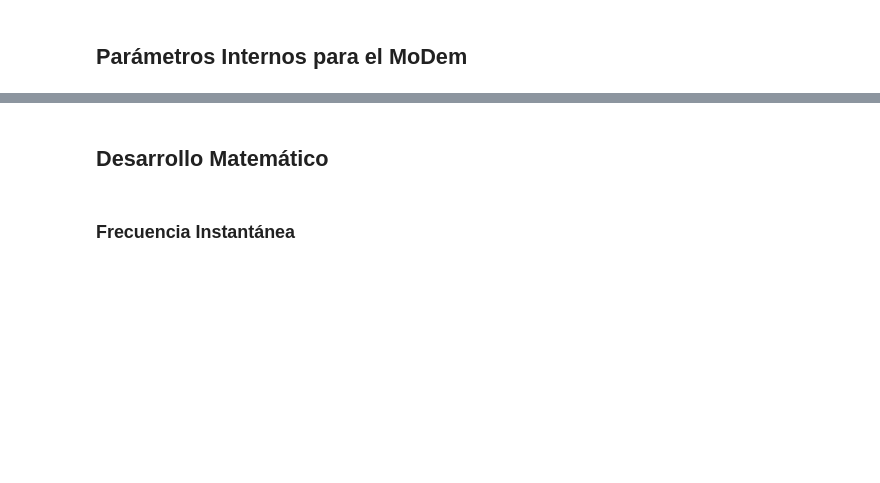
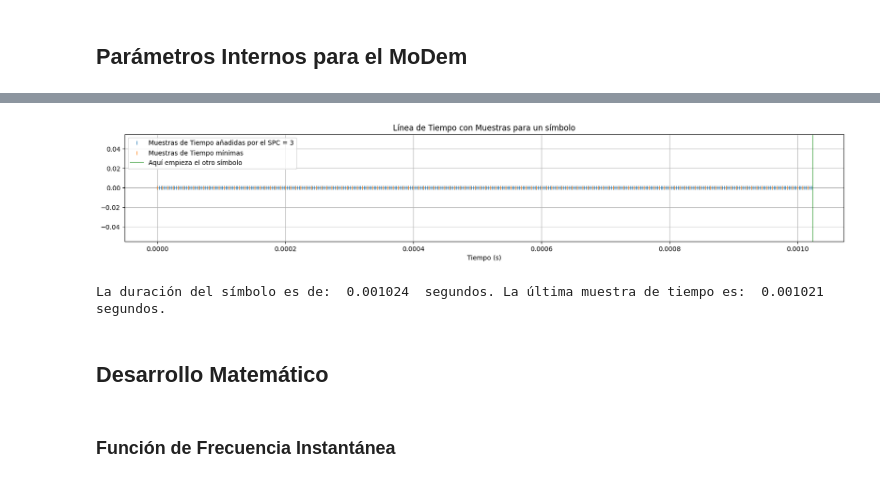
Before and after one commit to stefaema/LoRaSimulator, a Jupyter notebook: Definitive/lora_concept_breakdown.ipynb, the cells around one changed output, grey strips where cells are left out. Drawn from its saved outputs; the diff is of its cells as text; code cells hidden in the pictures; blank space fills up the shorter version.

```diff
--- a/Definitive/lora_concept_breakdown.ipynb
+++ b/Definitive/lora_concept_breakdown.ipynb
@@ -56,7 +74,48 @@ En esta sección se abordarán los distintos parámetros de los que se hace uso
+# %%
+# Discretizando las Muestras de Tiempo - Código de Ejemplo
+import matplotlib.pyplot as plt
+import numpy as np
+def generate_time_samples(spreading_factor, bandwidth, samples_per_chip):
+
+    # Definimos la duración de símbolo en segundos
+    symbol_time = ( 2**spreading_factor ) / bandwidth
+
+    # Definimos la cantidad de muestras por símbolo
+    samples_per_symbol = int( ( 2**spreading_factor ) * samples_per_chip )
+
+    # Generamos las muestras de tiempo (serán 129 muestras equiespaciadas, para luego sacar la última, asi logramos el punto 1 y punto 2 en una sola línea de código)
+    # También es equivalente si establecemos el parámetro de numpy.linspace "endpoint" a False, pero de esta forma se entiende mejor el concepto.
+    # La función numpy.linspace genera un vector de muestras equiespaciadas. Esto es mejor que utilizar np.arange, ya que acumula más errores de redondeo. (ver: https://numpy.org/doc/stable/reference/generated/numpy.arange.html)
+    timeline = np.linspace(0, symbol_time, samples_per_symbol + 1)
+    timeline = timeline[0:-1]
+
+    return timeline
+
+# ---------------------------------------------------------------------
+
+spreading_factor, bandwidth, samples_per_chip = 7, 125e3, 3 #  Definimos los parámetros
+
+timeline = generate_time_samples(spreading_factor, bandwidth, samples_per_chip) # Generamos las muestras de tiempo
+timeline_spc_1 = generate_time_samples(spreading_factor, bandwidth, 1)
+
+# Plotear la línea de tiempo con puntos en las muestras
+plt.figure(figsize=(20, 3))
+plt.plot(timeline, np.zeros_like(timeline), '|', label='Muestras de Tiempo añadidas por el SPC = '+str(samples_per_chip))
+plt.plot(timeline_spc_1, np.zeros_like(timeline_spc_1), '|', label='Muestras de Tiempo mínimas')
+plt.xlabel('Tiempo (s)')
+plt.axvline(x=( 2**spreading_factor ) / bandwidth, color='g', linestyle='-', label='Aquí empieza el otro símbolo', alpha = 0.5)
+plt.title('Línea de Tiempo con Muestras para un símbolo')
+plt.legend()
+plt.grid(True)
+plt.show()
+print("La duración del símbolo es de: ", ( 2**spreading_factor ) / bandwidth, " segundos. La última muestra de tiempo es: ", round(timeline[-1], 6), " segundos.")
+# %% [output]
+[figure, added]
+La duración del símbolo es de:  0.001024  segundos. La última muestra de tiempo es:  0.001021  segundos.
 # %% [markdown]
 ## Desarrollo Matemático
 # %% [markdown]
-### Frecuencia Instantánea
+### Función de Frecuencia Instantánea
 # %% [markdown]
 Para abordar el desarrollo matemático de la modulación LoRa, se partirá desde el análisis de la frecuencia a lo largo del tiempo, la cual sabemos será consecuente a la de una codificación por chirp.
 
```
Also changed, not shown: parts of 12 cells of this notebook, 3 other files.
